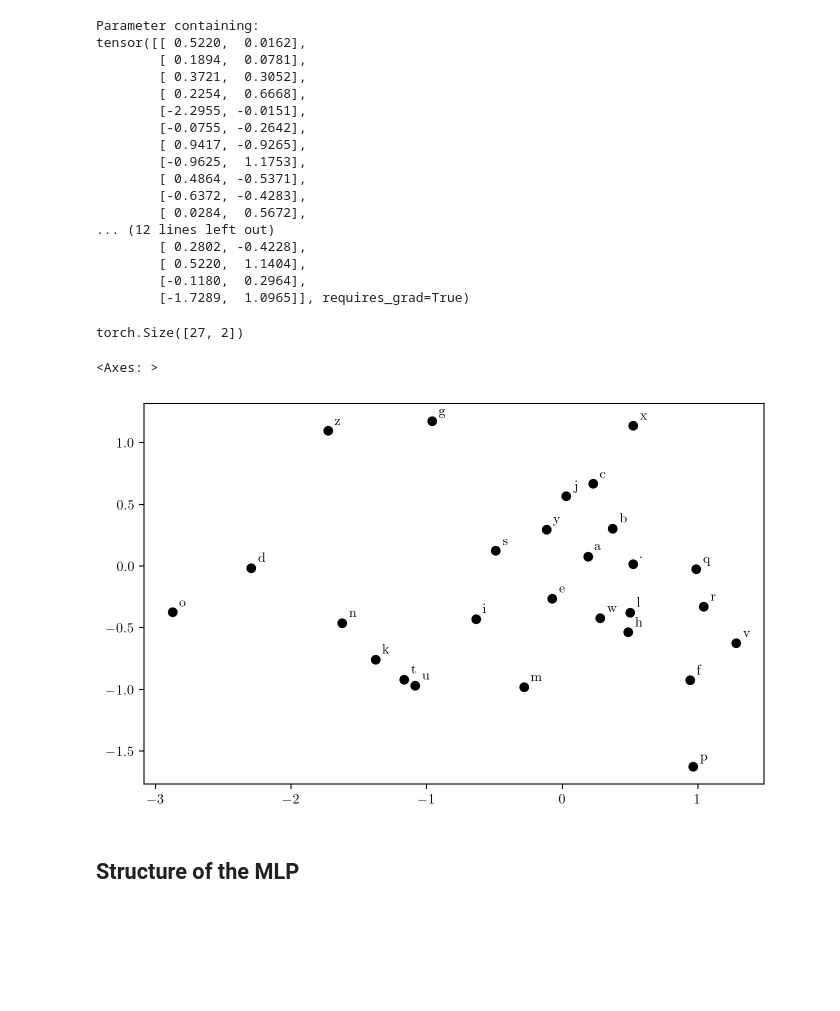
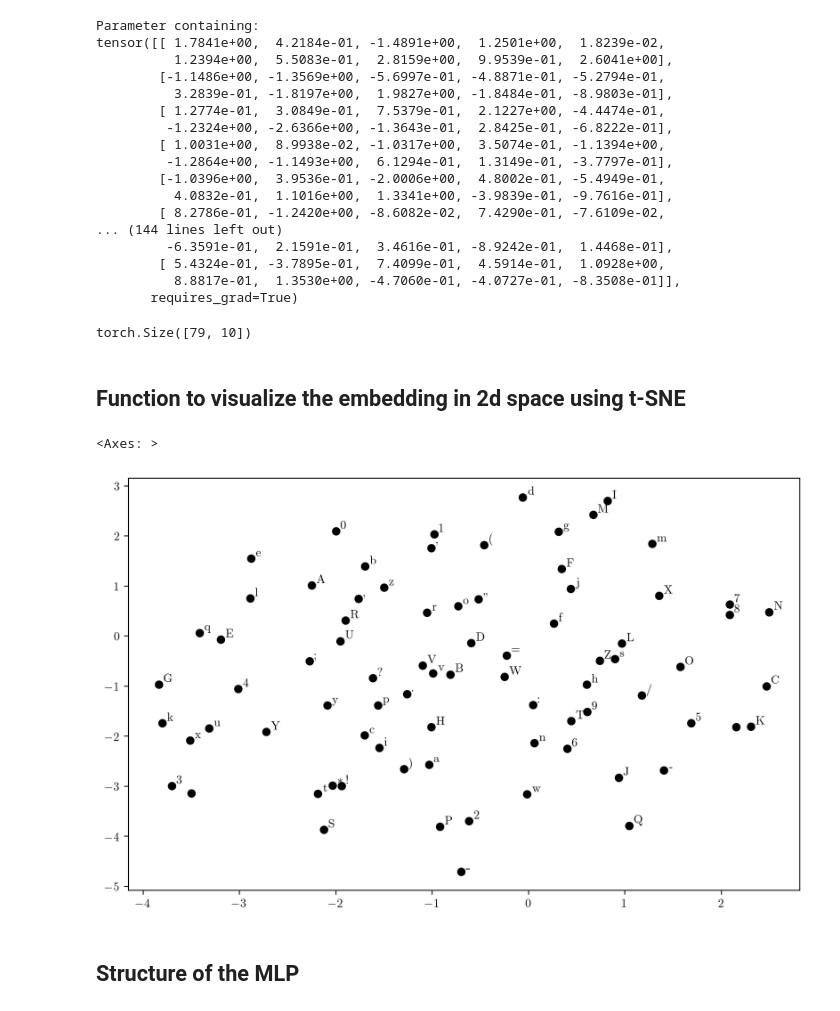
Before and after one commit to Robohrriday/ML_2024_TensionFlow_A3, a Jupyter notebook: Question1.ipynb, the cells around one changed output. Cells and saved outputs as stored; diff of their text form; code cells hidden in the pictures; blank space fills up the shorter version.

Commit message:
Trained and infered on Tolstoy dataset

```diff
--- a/Question1.ipynb
+++ b/Question1.ipynb
@@ -90,0 +37,14 @@ len(words)
+# %%
+fileTolstoy = open("tolstoy.txt", "r")
+tolstoy = fileTolstoy.read()
+print(tolstoy[:1000])
+new_tolstoy = ""
+for char in tolstoy:
+    if char in ['à', 'ä', 'é', 'ê']:
+        continue
+    new_tolstoy += char
+
+characters = sorted(list(set(new_tolstoy)))
+print(len(new_tolstoy))
+print(len(characters))
+print(characters)
@@ -91,8 +69,6 @@ len(words)
 # %%
-# build the vocabulary of characters and mappings to/from integers
-chars = sorted(list(set(''.join(words))))
-stoi = {s:i+1 for i,s in enumerate(chars)}
-stoi['.'] = 0
-itos = {i:s for s,i in stoi.items()}
+stoi = {s : i + 1 for i, s in enumerate(characters)}
+stoi["_"] = 0
+itos = {i : s for s, i in stoi.items()}
 pprint(itos)
 # %% [output]
@@ -138,47 +114,56 @@ X.shape, X.dtype, Y.shape, Y.dtype
 # %%
 # Embedding layer for the context
-emb_dim = 2
+emb_dim = 10
 emb = torch.nn.Embedding(len(stoi), emb_dim)
 # %%
 emb.weight
 # %% [output]
 Parameter containing:
-tensor([[ 0.5220,  0.0162],
-        [ 0.1894,  0.0781],
-        [ 0.3721,  0.3052],
-        [ 0.2254,  0.6668],
-        [-2.2955, -0.0151],
-        [-0.0755, -0.2642],
-        [ 0.9417, -0.9265],
-        [-0.9625,  1.1753],
-        [ 0.4864, -0.5371],
-        [-0.6372, -0.4283],
-        [ 0.0284,  0.5672],
-... (12 lines left out)
-        [ 0.2802, -0.4228],
-        [ 0.5220,  1.1404],
-        [-0.1180,  0.2964],
-        [-1.7289,  1.0965]], requires_grad=True)
+tensor([[ 1.7841e+00,  4.2184e-01, -1.4891e+00,  1.2501e+00,  1.8239e-02,
+          1.2394e+00,  5.5083e-01,  2.8159e+00,  9.9539e-01,  2.6041e+00],
+        [-1.1486e+00, -1.3569e+00, -5.6997e-01, -4.8871e-01, -5.2794e-01,
+          3.2839e-01, -1.8197e+00,  1.9827e+00, -1.8484e-01, -8.9803e-01],
+        [ 1.2774e-01,  3.0849e-01,  7.5379e-01,  2.1227e+00, -4.4474e-01,
+         -1.2324e+00, -2.6366e+00, -1.3643e-01,  2.8425e-01, -6.8222e-01],
+        [ 1.0031e+00,  8.9938e-02, -1.0317e+00,  3.5074e-01, -1.1394e+00,
+         -1.2864e+00, -1.1493e+00,  6.1294e-01,  1.3149e-01, -3.7797e-01],
+        [-1.0396e+00,  3.9536e-01, -2.0006e+00,  4.8002e-01, -5.4949e-01,
+          4.0832e-01,  1.1016e+00,  1.3341e+00, -3.9839e-01, -9.7616e-01],
+        [ 8.2786e-01, -1.2420e+00, -8.6082e-02,  7.4290e-01, -7.6109e-02,
+... (144 lines left out)
+         -6.3591e-01,  2.1591e-01,  3.4616e-01, -8.9242e-01,  1.4468e-01],
+        [ 5.4324e-01, -3.7895e-01,  7.4099e-01,  4.5914e-01,  1.0928e+00,
+          8.8817e-01,  1.3530e+00, -4.7060e-01, -4.0727e-01, -8.3508e-01]],
+       requires_grad=True)
 # %%
 emb.weight.shape
 # %% [output]
-torch.Size([27, 2])
+torch.Size([79, 10])
+# %% [markdown]
+## Function to visualize the embedding in 2d space using **t-SNE**
 # %%
-# # Function to visualize the embedding in 2d space
-latexify(columns = 2, fig_width = 8)
+latexify(columns = 2, fig_width = 10)
 def plot_emb(emb, itos, ax=None):
+    if emb.weight.shape[1] != 2:
+      tsne = TSNE(n_components = 2)
+      emb_new = tsne.fit_transform(emb.weight.detach().cpu().numpy())
     if ax is None:
         fig, ax = plt.subplots()
     for i in range(len(itos)):
-        x, y = emb.weight[i].detach().cpu().numpy()
-        ax.scatter(x, y, color='k')
-        ax.text(x + 0.05, y + 0.05, itos[i])
+        if emb.weight.shape[1] == 2:
+          x, y = emb.weight[i].detach().cpu().numpy()
+          ax.scatter(x, y, color='k')
+          ax.text(x + 0.05, y + 0.05, itos[i])
+        else:
+          x, y = emb_new[i]
+          ax.scatter(x, y, color = 'k')
+          ax.text(x + 0.05, y + 0.05, itos[i])
     return ax
 
 plot_emb(emb, itos)
 # %% [output]
 <Axes: >
-[figure, old version]
+[figure, new version]
 # %% [markdown]
 ## Structure of the **MLP**
 # %% [markdown]
```
Also changed, not shown: parts of 24 cells of this notebook, 3 other files.
